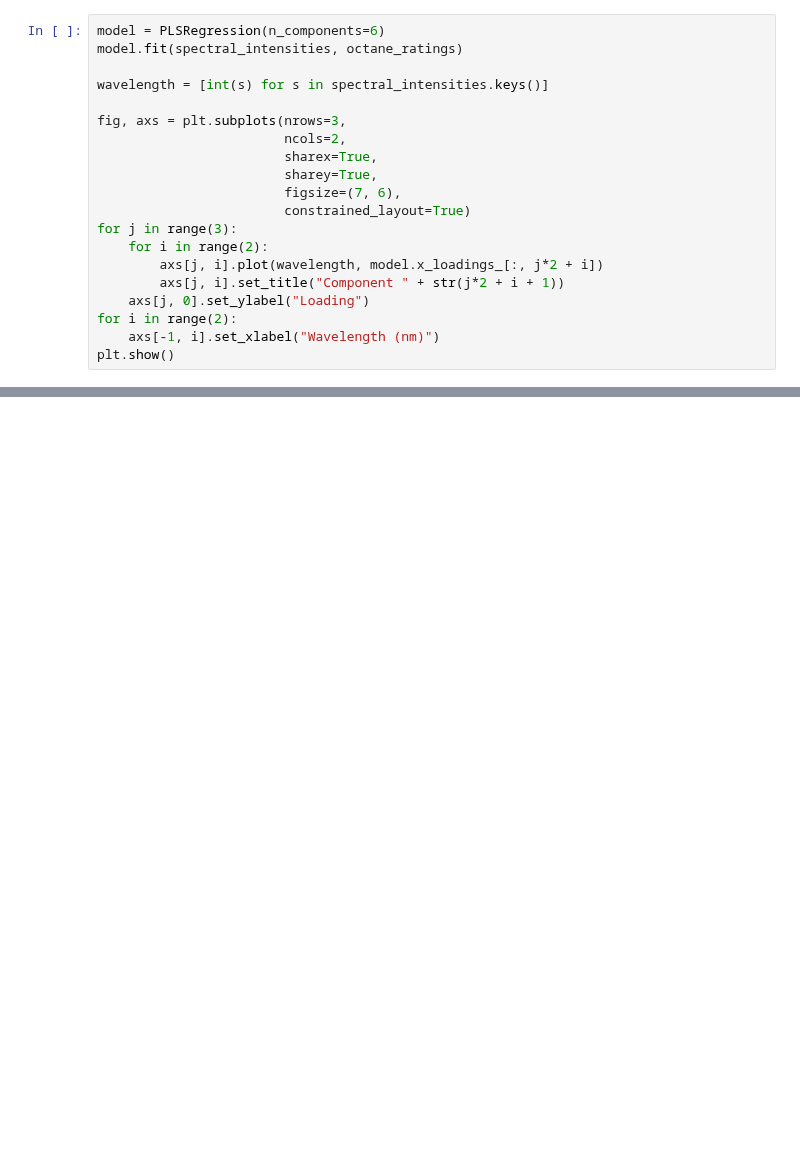
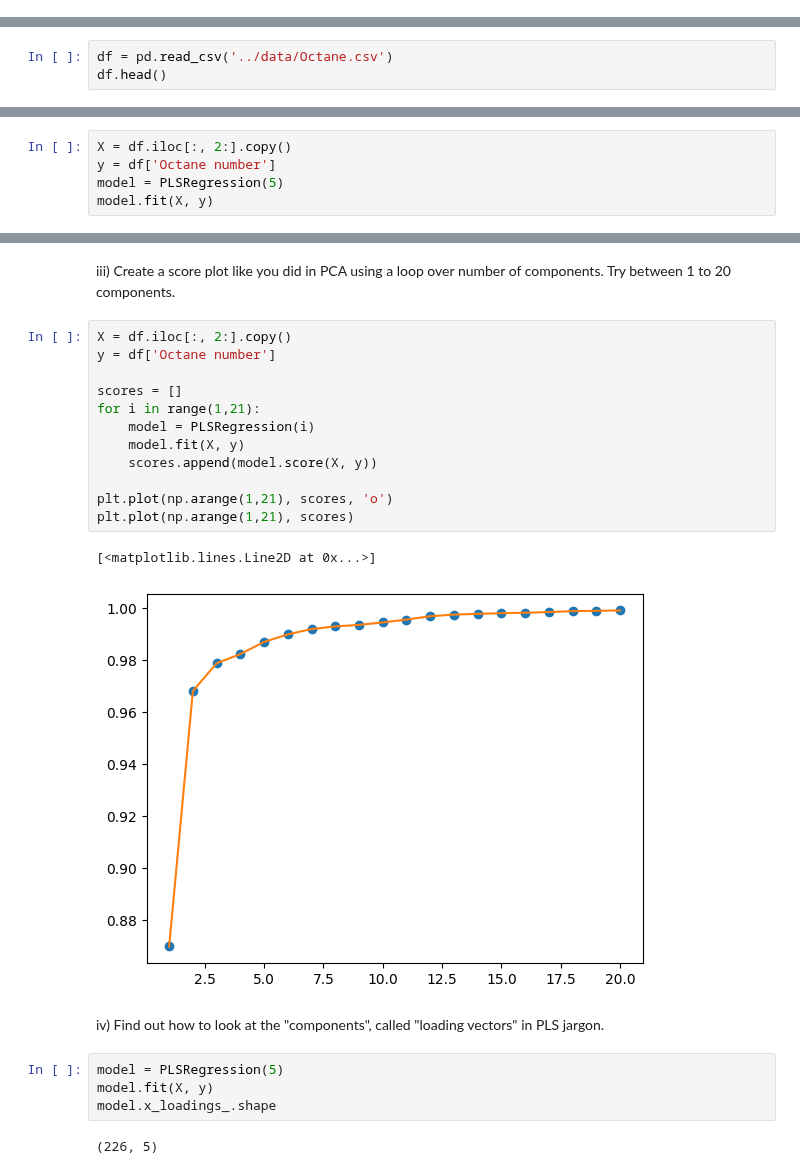
Before and after one commit to core-skills/06-multivariate-analysis, a Jupyter notebook: notebooks/pm2_PLS_filled.ipynb, the cells around one changed output, grey strips where cells are left out. Drawn from its saved outputs; the diff is of its cells as text; blank space fills up the shorter version.

```diff
--- a/notebooks/pm2_PLS_filled.ipynb
+++ b/notebooks/pm2_PLS_filled.ipynb
@@ -102,20 +0,0 @@ Look at the loading vectors
-# %%
-model = PLSRegression(n_components=6)
-model.fit(spectral_intensities, octane_ratings)
-
-wavelength = [int(s) for s in spectral_intensities.keys()]
-
-fig, axs = plt.subplots(nrows=3,
-                        ncols=2,
-                        sharex=True,
-                        sharey=True,
-                        figsize=(7, 6),
-                        constrained_layout=True)
-for j in range(3):
-    for i in range(2):
-        axs[j, i].plot(wavelength, model.x_loadings_[:, j*2 + i])
-        axs[j, i].set_title("Component " + str(j*2 + i + 1))
-    axs[j, 0].set_ylabel("Loading")
-for i in range(2):
-    axs[-1, i].set_xlabel("Wavelength (nm)")
-plt.show()
@@ -180,0 +37,3 @@ plt.show()
+# %%
+df = pd.read_csv('../data/Octane.csv')
+df.head()
@@ -180,0 +59,5 @@ plt.show()
+# %%
+X = df.iloc[:, 2:].copy()
+y = df['Octane number']
+model = PLSRegression(5)
+model.fit(X, y)
@@ -180,0 +92,26 @@ plt.show()
+# %% [markdown]
+iii) Create a score plot like you did in PCA using a loop over number of components.
+     Try between 1 to 20 components.
+# %%
+X = df.iloc[:, 2:].copy()
+y = df['Octane number']
+
+scores = []
+for i in range(1,21):
+    model = PLSRegression(i)
+    model.fit(X, y)
+    scores.append(model.score(X, y))
+
+plt.plot(np.arange(1,21), scores, 'o')
+plt.plot(np.arange(1,21), scores)
+# %% [output]
+[<matplotlib.lines.Line2D at 0x...>]
+[figure, added]
+# %% [markdown]
+iv) Find out how to look at the "components", called "loading vectors" in PLS jargon.
+# %%
+model = PLSRegression(5)
+model.fit(X, y)
+model.x_loadings_.shape
+# %% [output]
+(226, 5)
```
Also changed, not shown: parts of 45 cells of this notebook.
